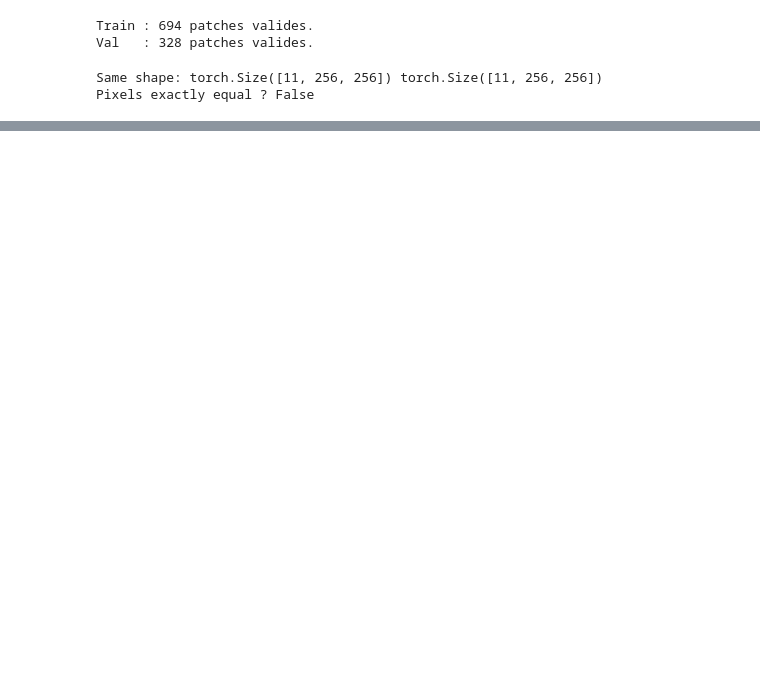
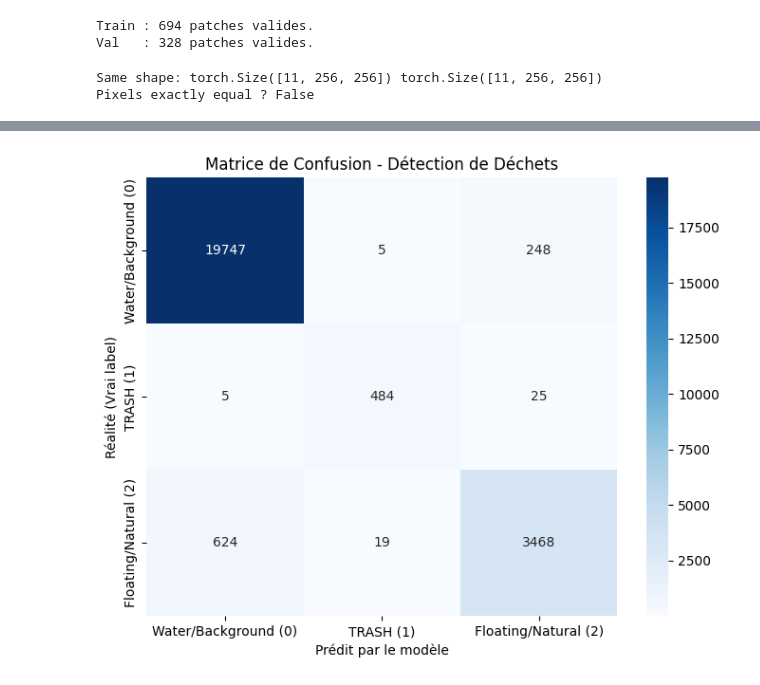
Before and after one commit to 3leopaul/satellite_image_ocean_trash_detector, a Jupyter notebook: src/notebook_main.ipynb, the cells around one changed output, grey strips where cells are left out. Cells and saved outputs as stored; diff of their text form; code cells hidden in the pictures; blank space fills up the shorter version.

Commit message:
Model test

```diff
--- a/src/notebook_main.ipynb
+++ b/src/notebook_main.ipynb
@@ -409,7 +411,7 @@ def build_rf_dataset_from_splits(
     print("RF dataset : X =", X_all.shape, ", y =", Y_all.shape)
     return X_all, Y_all
 # %%
-data_root = os.path.join(os.getcwd(), "..", "data", "raw")
+data_root = os.path.join(os.getcwd(), "..", "data", "raw","MARIDA")
 data_root = os.path.abspath(data_root)
 train_loader, val_loader = make_dataloaders(data_root, batch_size=4)
 test_loader = make_test_loader(data_root, batch_size=4)
@@ -471,0 +633,84 @@ print(confusion_matrix(y_val, y_val_pred))
+# %%
+print("Simplification des classes (Mapping)...")
+Y_mapped = map_marida_classes(Y_all)
+
+# === 2. UNDERSAMPLING INTELLIGENT (La clé du succès !) ===
+# Au lieu de prendre au hasard, on récupère les indices par classe
+idx_trash = np.where(Y_mapped == 1)[0]
+idx_confusers = np.where(Y_mapped == 2)[0]
+idx_background = np.where(Y_mapped == 0)[0]
+
+print(f"Total pixels disponibles - Trash: {len(idx_trash)}, Confusers: {len(idx_confusers)}, Water: {len(idx_background)}")
+
+# On garde TOUT le plastique disponible !
+# On prend un échantillon des autres pour équilibrer (ex: 50 000 de chaque)
+n_samples = 50_000
+
+# Sécurité si on a moins de 50k pixels
+n_conf = min(len(idx_confusers), n_samples)
+n_back = min(len(idx_background), n_samples * 2) # On prend un peu plus d'eau car c'est varié
+
+# Choix aléatoire des indices pour l'eau et les algues
+idx_confusers_sub = np.random.choice(idx_confusers, n_conf, replace=False)
+idx_background_sub = np.random.choice(idx_background, n_back, replace=False)
+
+# On fusionne tout
+final_indices = np.concatenate([idx_trash, idx_confusers_sub, idx_background_sub])
+np.random.shuffle(final_indices) # Mélanger pour ne pas avoir le plastique tout au début
+
+print(f"Taille finale du Dataset d'entraînement équilibré : {len(final_indices)}")
+
+X_balanced = X_all[final_indices]
+Y_balanced = Y_mapped[final_indices]
+
+# === 3. ENTRAÎNEMENT DU MODÈLE ===
+X_train, X_val, y_train, y_val = train_test_split(
+    X_balanced, Y_balanced, test_size=0.2, random_state=42, stratify=Y_balanced
+)
+
+rf_model = RandomForestClassifier(
+    n_estimators=100,
+    max_depth=None,
+    n_jobs=4,
+    # Important: class_weight aide encore plus pour les déséquilibres restants
+    class_weight='balanced',
+    random_state=42
+)
+
+print("Entraînement sur données équilibrées...")
+rf_model.fit(X_train, y_train)
+
+# === 4. RÉSULTATS ===
+print("\n=== Rapport de Classification (0=Water, 1=TRASH, 2=Floating) ===")
+print("Calcul des prédictions en cours...")
+y_train_pred = rf_model.predict(X_train)
+y_val_pred   = rf_model.predict(X_val)
+
+# 2. Accuracy (Précision globale)
+print("\n=== Performance Globale (3 Classes) ===")
+print(f"Accuracy train : {accuracy_score(y_train, y_train_pred):.4f}")
+print(f"Accuracy val   : {accuracy_score(y_val,   y_val_pred):.4f}\n")
+
+# 3. Rapport de Classification Détaillé
+# On nomme les classes pour faciliter la lecture
+class_names = ['Water/Background (0)', 'TRASH (1)', 'Floating/Natural (2)']
+
+print("=== Classification Report (Validation) ===")
+print(classification_report(y_val, y_val_pred, target_names=class_names))
+
+# 4. Matrice de Confusion (Version Texte)
+print("=== Matrice de Confusion (Validation) ===")
+# Rappel : Lignes = Vraies classes, Colonnes = Prédictions
+cm = confusion_matrix(y_val, y_val_pred)
+print(cm)
+
+# --- BONUS : Visualisation Graphique (Plus facile à lire) ---
+plt.figure(figsize=(8, 6))
+sns.heatmap(cm, annot=True, fmt='d', cmap='Blues',
+            xticklabels=class_names,
+            yticklabels=class_names)
+plt.xlabel('Prédit par le modèle')
+plt.ylabel('Réalité (Vrai label)')
+plt.title('Matrice de Confusion - Détection de Déchets')
+plt.show()
+# %% [output]
@@ -471,0 +734 @@ print(confusion_matrix(y_val, y_val_pred))
+[figure, added]
```
Also changed, not shown: parts of 6 cells of this notebook.
